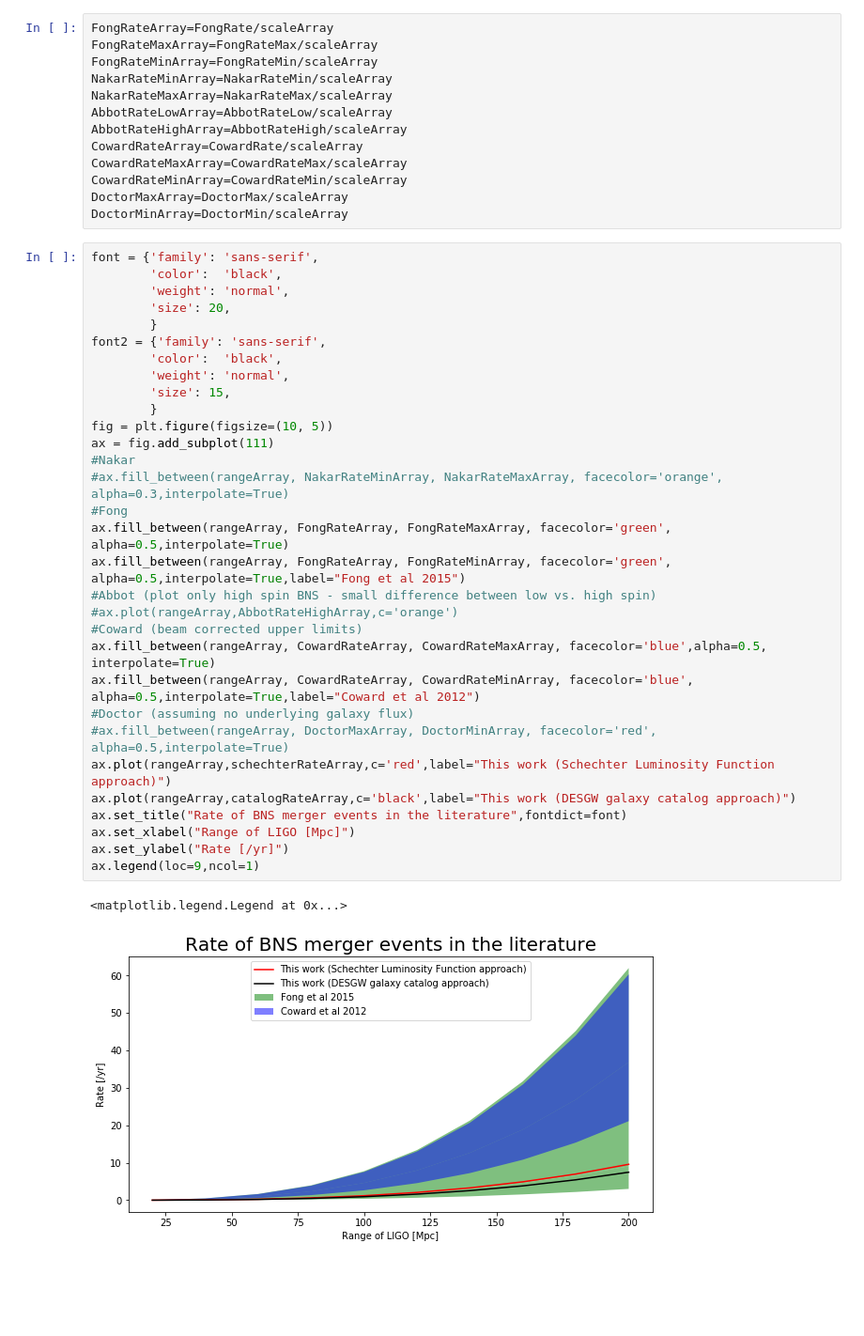
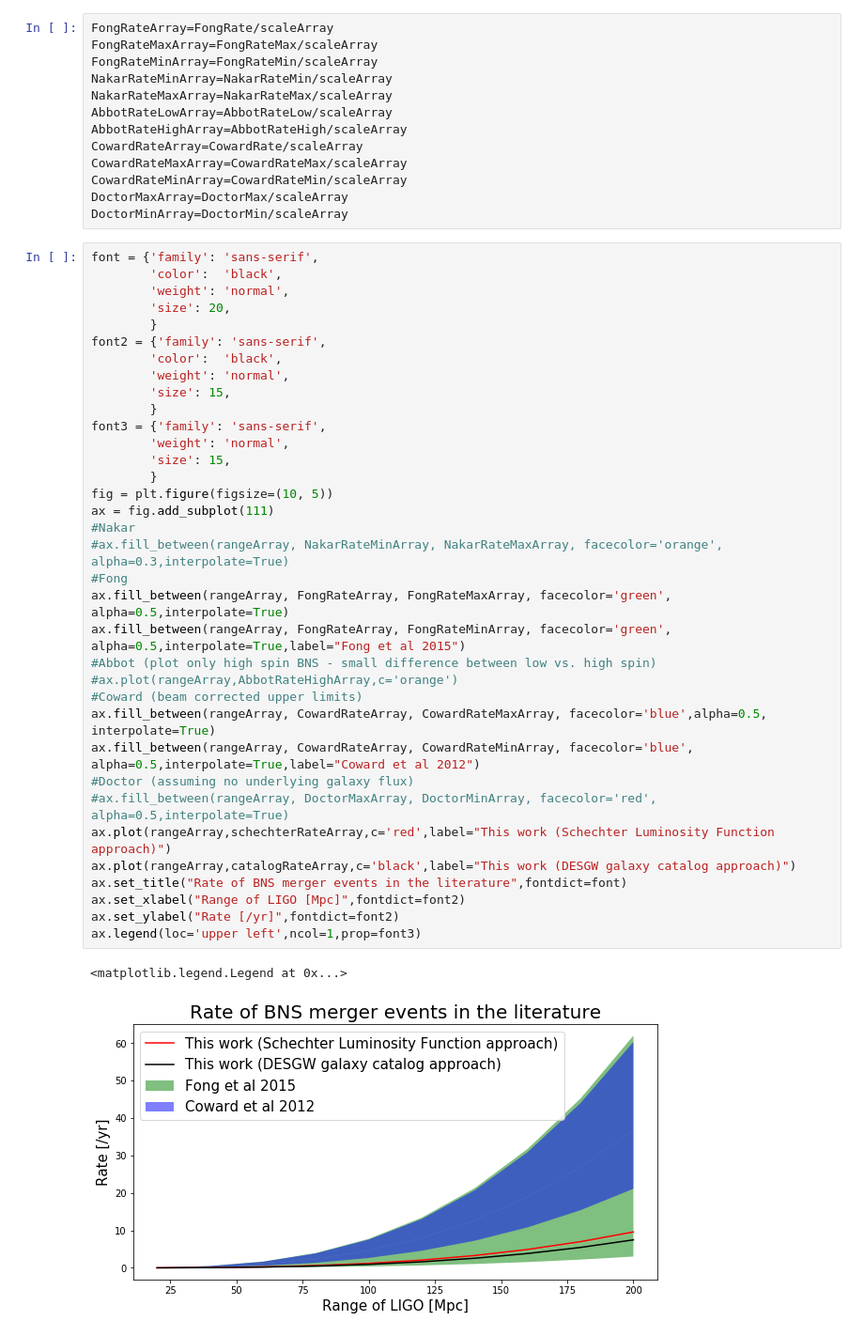
Before and after one commit to kperezsa/BNS-MergerRates, a Jupyter notebook: workVSliterature.ipynb, the cells around one changed output. Shown at 94% size. Cells and saved outputs as stored; diff of their text form; blank space fills up the shorter version.

```diff
--- a/workVSliterature.ipynb
+++ b/workVSliterature.ipynb
@@ -52,34 +52,38 @@ DoctorMinArray=DoctorMin/scaleArray
 # %%
 font = {'family': 'sans-serif',
         'color':  'black',
         'weight': 'normal',
         'size': 20,
         }
 font2 = {'family': 'sans-serif',
         'color':  'black',
+        'weight': 'normal',
+        'size': 15,
+        }
+font3 = {'family': 'sans-serif',
         'weight': 'normal',
         'size': 15,
         }
 fig = plt.figure(figsize=(10, 5))
 ax = fig.add_subplot(111)
 #Nakar
 #ax.fill_between(rangeArray, NakarRateMinArray, NakarRateMaxArray, facecolor='orange', alpha=0.3,interpolate=True)
 #Fong
 ax.fill_between(rangeArray, FongRateArray, FongRateMaxArray, facecolor='green', alpha=0.5,interpolate=True)
 ax.fill_between(rangeArray, FongRateArray, FongRateMinArray, facecolor='green', alpha=0.5,interpolate=True,label="Fong et al 2015")
 #Abbot (plot only high spin BNS - small difference between low vs. high spin)
 #ax.plot(rangeArray,AbbotRateHighArray,c='orange')
 #Coward (beam corrected upper limits)
 ax.fill_between(rangeArray, CowardRateArray, CowardRateMaxArray, facecolor='blue',alpha=0.5, interpolate=True)
 ax.fill_between(rangeArray, CowardRateArray, CowardRateMinArray, facecolor='blue', alpha=0.5,interpolate=True,label="Coward et al 2012")
 #Doctor (assuming no underlying galaxy flux)
 #ax.fill_between(rangeArray, DoctorMaxArray, DoctorMinArray, facecolor='red', alpha=0.5,interpolate=True)
 ax.plot(rangeArray,schechterRateArray,c='red',label="This work (Schechter Luminosity Function approach)")
 ax.plot(rangeArray,catalogRateArray,c='black',label="This work (DESGW galaxy catalog approach)")
 ax.set_title("Rate of BNS merger events in the literature",fontdict=font)
-ax.set_xlabel("Range of LIGO [Mpc]")
-ax.set_ylabel("Rate [/yr]")
-ax.legend(loc=9,ncol=1)
+ax.set_xlabel("Range of LIGO [Mpc]",fontdict=font2)
+ax.set_ylabel("Rate [/yr]",fontdict=font2)
+ax.legend(loc='upper left',ncol=1,prop=font3)
 # %% [output]
 <matplotlib.legend.Legend at 0x...>
-[figure, old version]
+[figure, new version]
```
Also changed, not shown: parts of 1 cell of this notebook, 1 other file.
